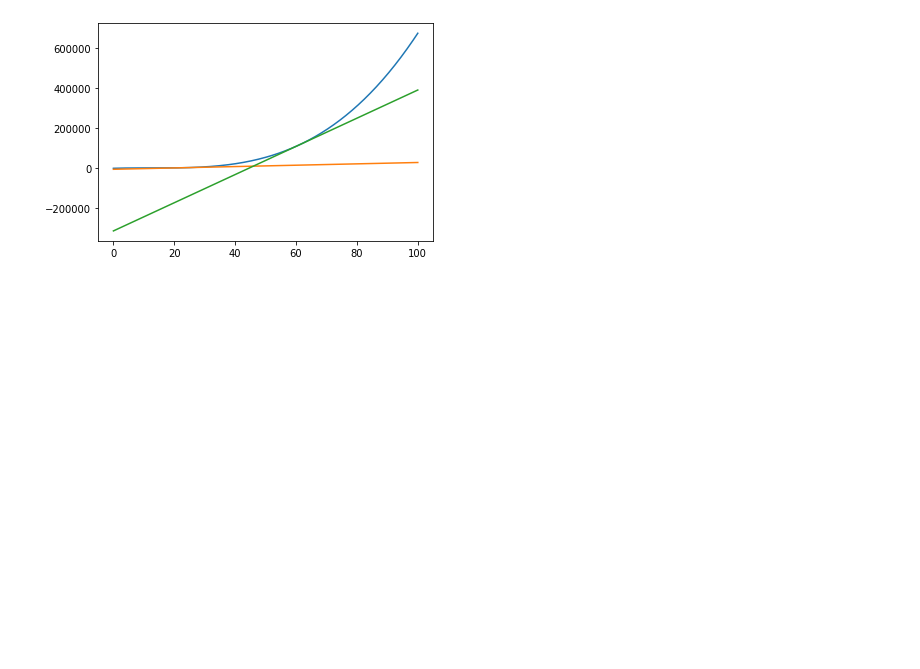
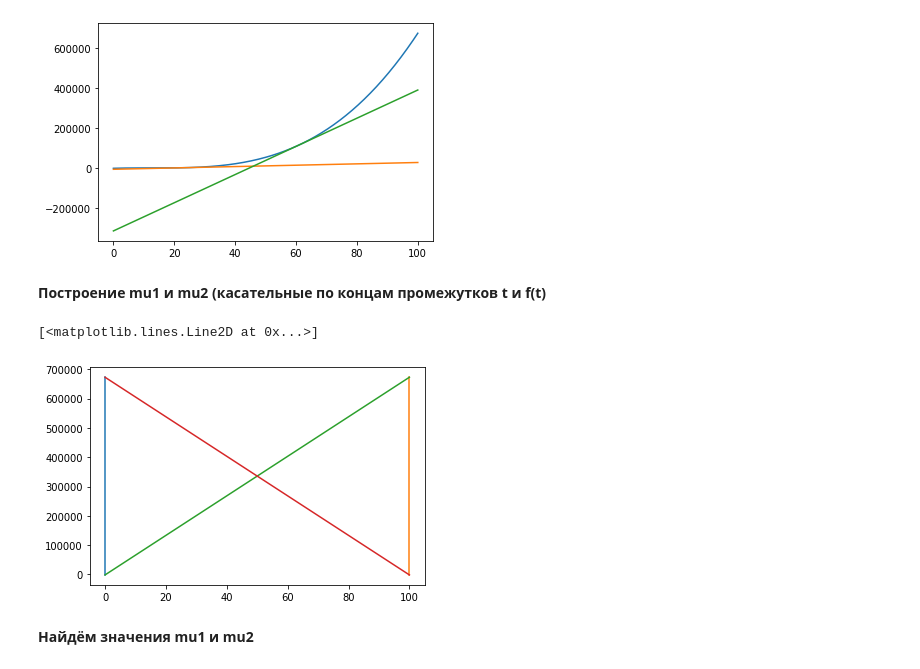
Before and after one commit to Viktory4121/Math_modeling, a Jupyter notebook: ИДЗ3.ipynb, the cells around one changed output. Cells and saved outputs as stored; diff of their text form; code cells hidden in the pictures; blank space fills up the shorter version.

```diff
--- a/ИДЗ3.ipynb
+++ b/ИДЗ3.ipynb
@@ -81,3 +85,17 @@ plt.plot(t, y2)
 # %% [output]
 [<matplotlib.lines.Line2D at 0x...>]
 [figure]
+# %% [markdown]
+**Построение mu1 и mu2 (касательные по концам промежутков t и f(t)**
+# %%
+#строится по концам интервалов t=[t1,tn] и f(t)=[f(t1),f(tn)]
+plt.plot([t[0], t[0]], [f_t[0], f_t[len(f_t) - 1]])
+plt.plot([t[len(t) - 1], t[len(t) - 1]], [f_t[0], f_t[len(f_t) - 1]])
+#касательные:
+plt.plot([t[0], t[len(t) - 1]], [f_t[0], f_t[len(f_t) - 1]])
+plt.plot([t[0], t[len(t) - 1]], [f_t[len(f_t) - 1], f_t[0]])
+# %% [output]
+[<matplotlib.lines.Line2D at 0x...>]
+[figure, added]
+# %% [markdown]
+**Найдём значения mu1 и mu2**
```
Also changed, not shown: parts of 9 cells of this notebook.
